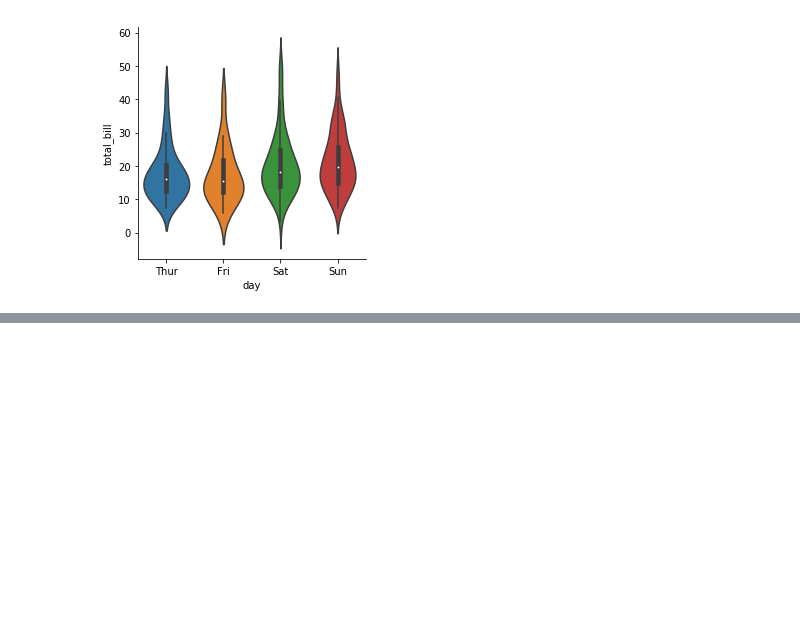
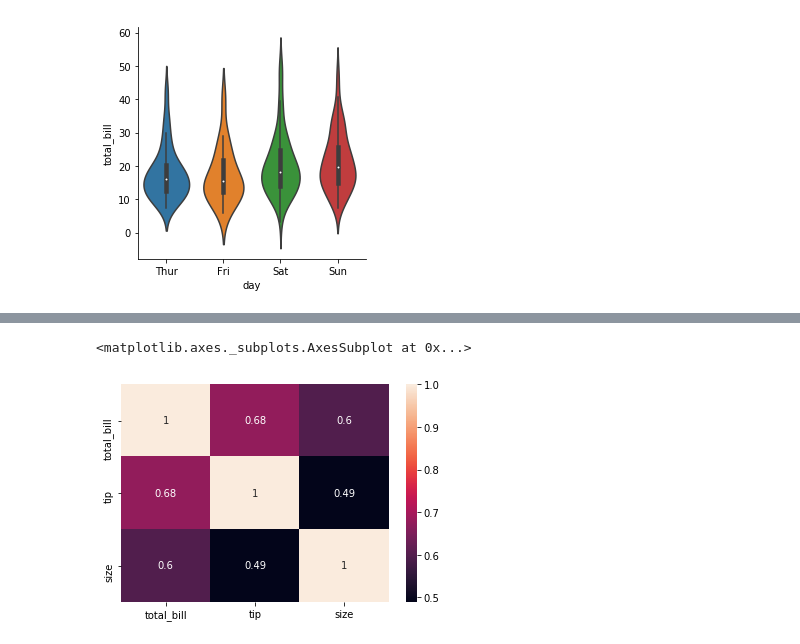
Before and after one commit to rpparada/Python-for-Data-Science-and-Machine-Learning-Bootcamp, a Jupyter notebook: Practicas/seaborn-practica.ipynb, the cells around one changed output, grey strips where cells are left out. Drawn from its saved outputs; the diff is of its cells as text; code cells hidden in the pictures; blank space fills up the shorter version.

```diff
--- a/Practicas/seaborn-practica.ipynb
+++ b/Practicas/seaborn-practica.ipynb
@@ -195,0 +225,5 @@ sns.factorplot(x='day',y='total_bill',data=tip,kind='violin')
+# %%
+sns.heatmap(tc,annot= True)
+# %% [output]
+<matplotlib.axes._subplots.AxesSubplot at 0x...>
+[figure, added]
```
Also changed, not shown: parts of 46 cells of this notebook, 11 other files.
